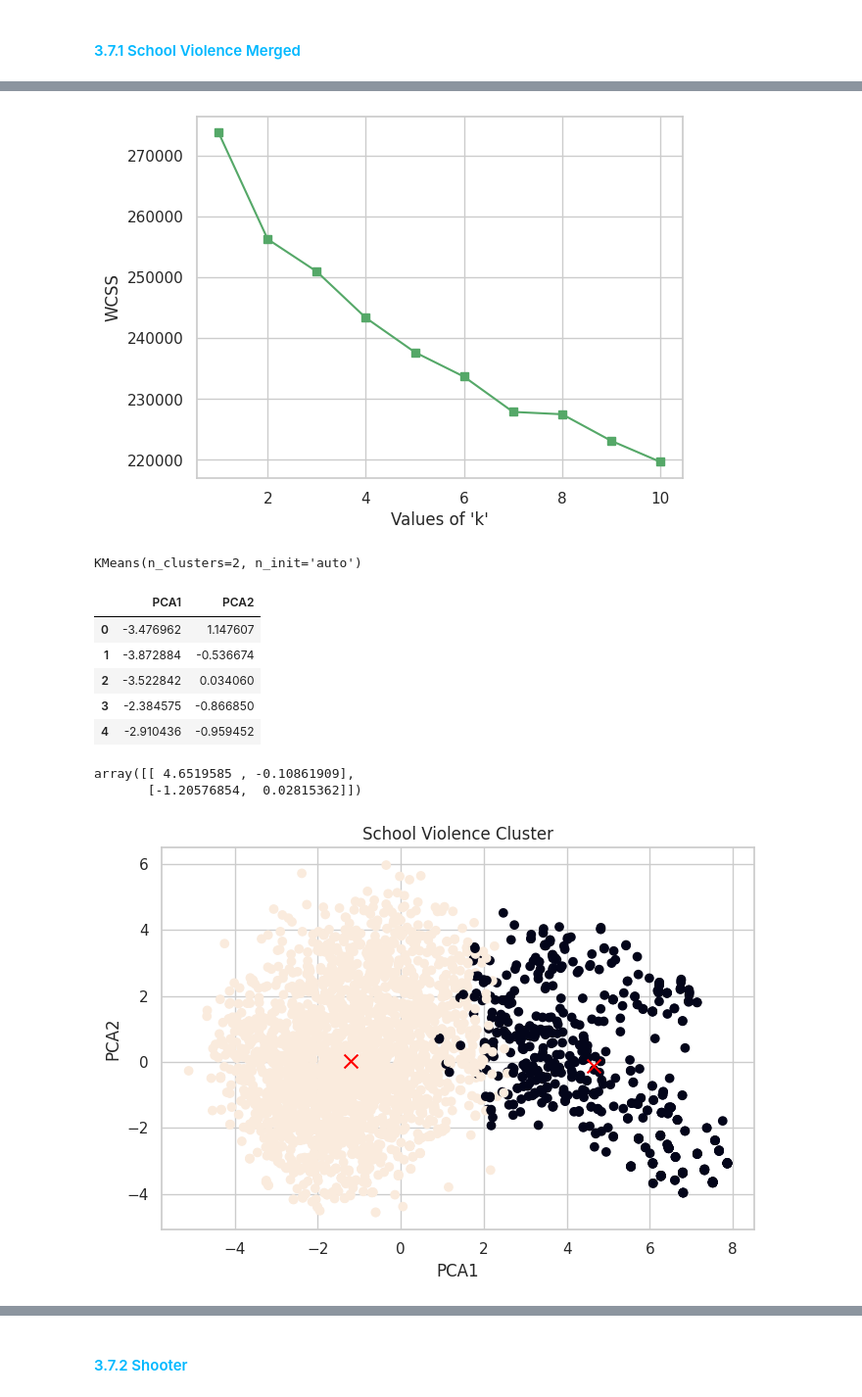
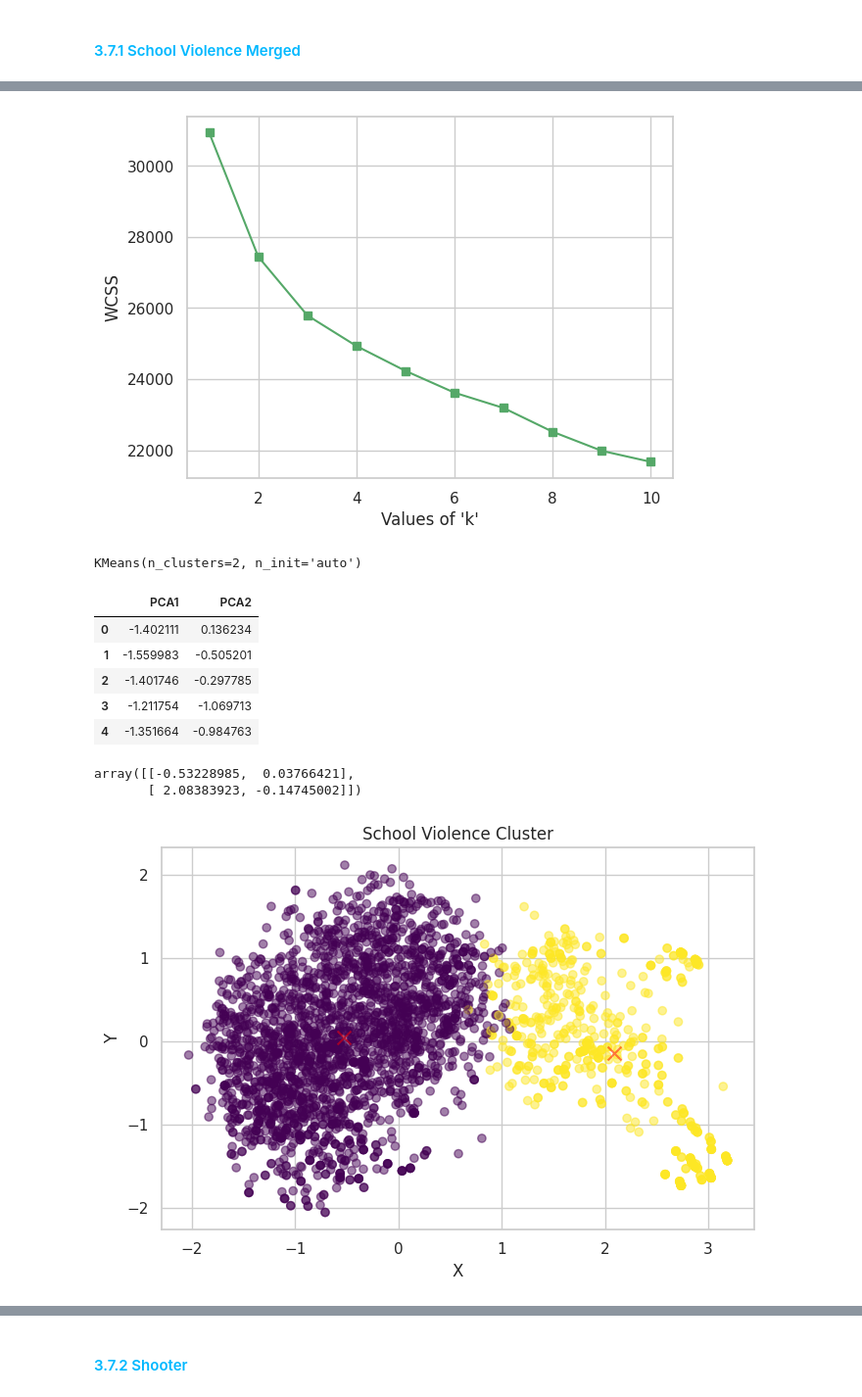
Before and after one commit to mariliabrito/gunviolence, a Jupyter notebook: Violência_Escolar.ipynb, the cells around one changed output, grey strips where cells are left out. Shown at 98% size. Cells and saved outputs as stored; diff of their text form; code cells hidden in the pictures.

```diff
--- a/Violência_Escolar.ipynb
+++ b/Violência_Escolar.ipynb
@@ -2120,7 +2173,7 @@ memory usage: 1.3+ MB
 # %% [markdown]
 #### <font color ="#00b8ff">3.7.1 School Violence Merged</font>
 # %%
-df_dummies = pd.get_dummies(df_merged, columns=['Quarter', 'School_Level', 'Location_Type', 'During_School', 'Targets', 'Accomplice', 'Hostages', 'Bullied', 'Domestic_Violence', 'Gang_Related', 'Preplanned', 'Region', 'gender_x', 'race_x', 'injury_x', 'ageclass_x', 'gender_y', 'race_y', 'injury_y', 'ageclass_y', 'weapontype'])
+df_dummies = pd.get_dummies(df_merged, columns=['Reliability','Quarter', 'School_Level', 'Location_Type', 'During_School', 'Targets', 'Accomplice', 'Hostages', 'Bullied', 'Domestic_Violence', 'Gang_Related', 'Preplanned', 'Region', 'gender_x', 'race_x', 'injury_x', 'ageclass_x', 'gender_y', 'race_y', 'injury_y', 'ageclass_y', 'weapontype'])
 # %%
 object_columns = df_dummies.dtypes[df_dummies.dtypes == 'object']
 df_dummies.drop(object_columns.index, axis=1, inplace=True)
@@ -2165,11 +2220,11 @@ memory usage: 330.6 KB
 # %%
 scaler =StandardScaler()
 
-features =scaler.fit(df_dummies)
-features =features.transform(df_dummies)
+#eatures =scaler.fit(df_dummies[['ageinterp','Reliability']]).transform()
+df_dummies['ageinterp'] = normalize(np.array(df_dummies['ageinterp']).reshape(-1,1))
 
 # Convert to pandas Dataframe
-scaled_df =pd.DataFrame(features,columns=df_dummies.columns)
+scaled_df = df_dummies#pd.DataFrame(df_dummies,columns=df_dummies.columns)
 # Print the scaled data
 scaled_df.head(2)
 # %% [output]
@@ -2193,7 +2248,7 @@ plt.xlabel("Values of 'k'")
 plt.ylabel('WCSS')
 plt.show()
 # %% [output]
-[figure, old version]
+[figure, new version]
 # %%
 kmeans=KMeans(n_clusters=2, n_init='auto')
 kmeans.fit(x)
@@ -2208,31 +2263,31 @@ reduced_X=pd.DataFrame(data=pca.fit_transform(x),columns=['PCA1','PCA2'])
 reduced_X.head()
 # %% [output]
 |  | PCA1 | PCA2 |
-| 0 | -3.476962 | 1.147607 |
-| 1 | -3.872884 | -0.536674 |
-| 2 | -3.522842 | 0.034060 |
-| 3 | -2.384575 | -0.866850 |
-| 4 | -2.910436 | -0.959452 |
+| 0 | -1.402111 | 0.136234 |
+| 1 | -1.559983 | -0.505201 |
+| 2 | -1.401746 | -0.297785 |
+| 3 | -1.211754 | -1.069713 |
+| 4 | -1.351664 | -0.984763 |
 # %%
 centers=pca.transform(kmeans.cluster_centers_)
 
 # reduced centers
 centers
 # %% [output]
-array([[ 4.6519585 , -0.10861909],
-       [-1.20576854,  0.02815362]])
+array([[-0.53228985,  0.03766421],
+       [ 2.08383923, -0.14745002]])
 # %%
 plt.figure(figsize=(7,5))
 
 # Scatter plot
-plt.scatter(reduced_X['PCA1'],reduced_X['PCA2'],c=kmeans.labels_)
-plt.scatter(centers[:,0],centers[:,1],marker='x',s=100,c='red')
-plt.xlabel('PCA1')
-plt.ylabel('PCA2')
+plt.scatter(reduced_X['PCA1'],reduced_X['PCA2'],c=kmeans.labels_,alpha=0.5,cmap='viridis')
+plt.scatter(centers[:,0],centers[:,1],marker='x',s=100,c='red',alpha=0.5)
+plt.xlabel('X')
+plt.ylabel('Y')
 plt.title('School Violence Cluster')
 plt.tight_layout()
 # %% [output]
-[figure, old version]
+[figure, new version]
 # %%
 group_0 = df_dummies[kmeans.labels_ == 0]
 # %%
```
Also changed, not shown: parts of 38 cells of this notebook.
